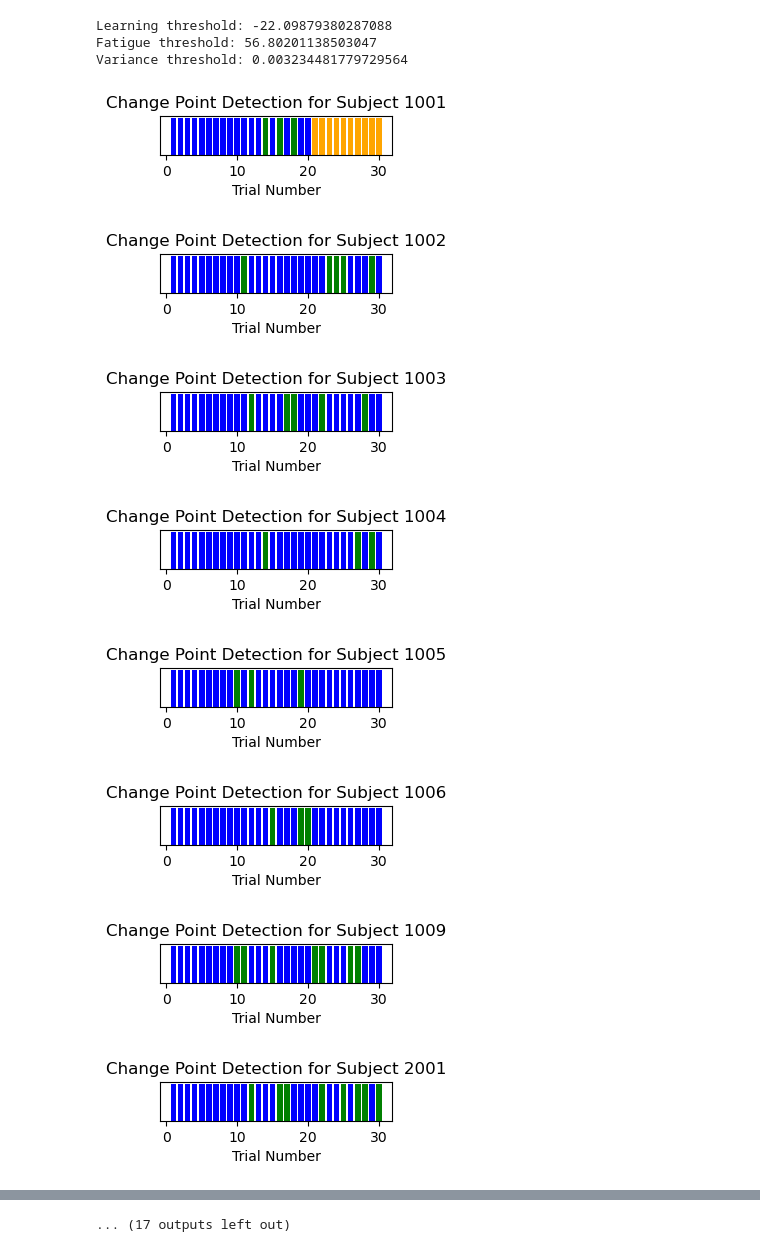
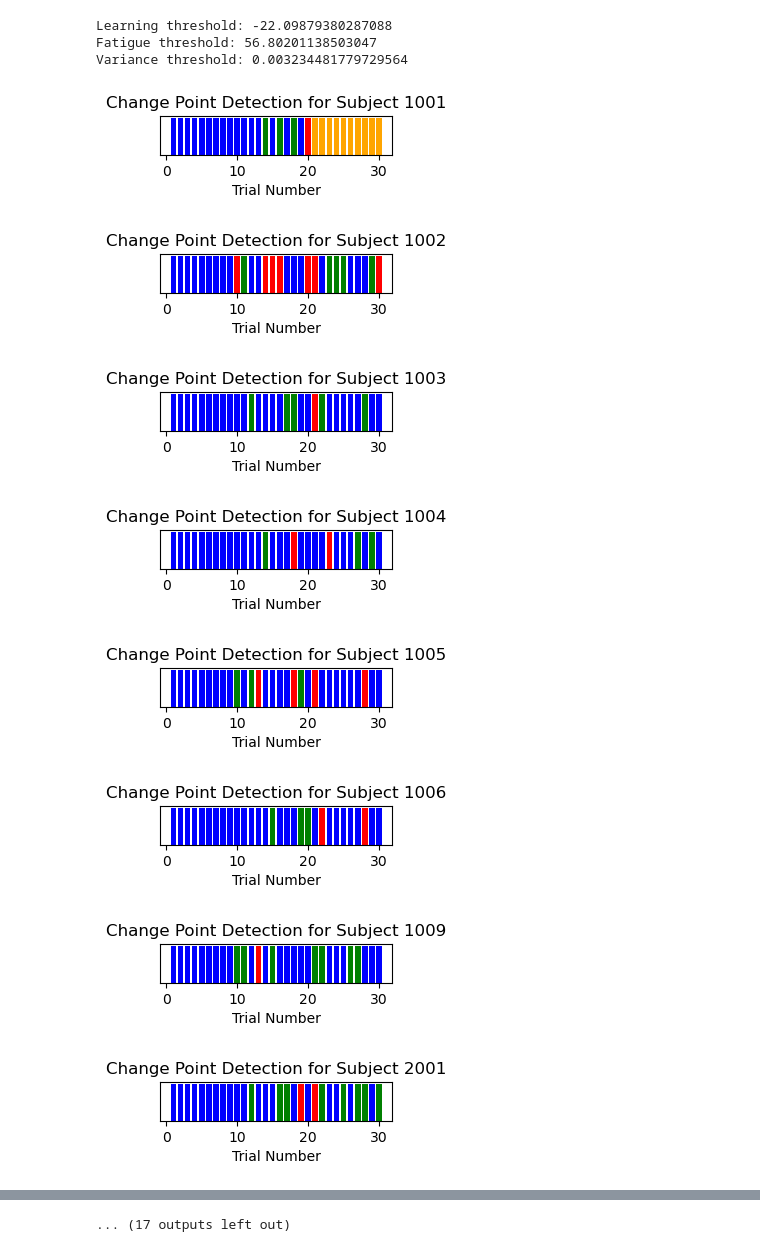
Before and after one commit to abbiemcdowell/TECH646-Haptic-Results, a Jupyter notebook: learning/learning.ipynb, the cells around one changed output, grey strips where cells are left out. Saved outputs shown, nothing was run; the diff lists cells and outputs as text; code cells hidden in the pictures.

```diff
--- a/learning/learning.ipynb
+++ b/learning/learning.ipynb
@@ -396,7 +396,7 @@ Fatigue threshold: 56.80201138503047
 # %%
 for i in range(0,raw_df.shape[0]):
     subject = i
-    colors = {"learning": "green", "nothing": "blue"}
+    colors = {"learning": "green", "nothing": "blue", "fatigued": "red"}
     modes = modes_df.iloc[subject]
 
     plt.figure(figsize=(3,0.5))
@@ -429,6 +429,9 @@ with open('consistency_thresholds.pkl', 'rb') as f:
 # %%
 learning_threshold = thresholds[window]["learning_cutoff"]
 print(f"Learning threshold: {learning_threshold}")
+
+fatigue_threshold = thresholds[window]["fatigue_cutoff"] # want to display both to show inconsistency
+print(f"Fatigue threshold: {fatigue_threshold}")
 
 variance_threshold = consistency_thresholds[window]
 print(f"Variance threshold: {variance_threshold}")
@@ -453,6 +456,8 @@ for i, row in df_clean.iterrows():
             subject_modes.append("inconsistent")
         elif percent_changed < learning_threshold:
             subject_modes.append("learning")
+        elif percent_changed > fatigue_threshold: # want to display both to show inconsistency
+            subject_modes.append("fatigued")
         else:
             subject_modes.append("nothing")
 
@@ -469,23 +474,23 @@ Variance threshold: 0.003234481779729564
 # %%
 for i in range(0,raw_df.shape[0]):
     subject = i
-    colors = {"learning": "green", "nothing": "blue", "inconsistent": "orange"}
+    colors = {"learning": "green", "nothing": "blue", "fatigued": "red", "inconsistent": "orange"}
     modes = modes_df.iloc[subject]
 
     plt.figure(figsize=(3,0.5))
     for i, mode in enumerate(modes):
         plt.bar(i+1, 1, color=colors[mode])
 
     plt.title(f"Change Point Detection for Subject {df_clean.index[subject]}")
     plt.xlabel("Trial Number")
     plt.yticks([])
     plt.show()
 # %% [output]
-[figure, old version]
+[figure, new version]
-[figure, old version]
+[figure, new version]
-[figure, old version]
+[figure, new version]
-[figure, old version]
+[figure, new version]
-[figure, old version]
+[figure, new version]
-[figure, old version]
+[figure, new version]
-[figure, old version]
+[figure, new version]
-[figure, old version]
+[figure, new version]
```
Also changed, not shown: parts of 3 cells of this notebook, 3 other files.
